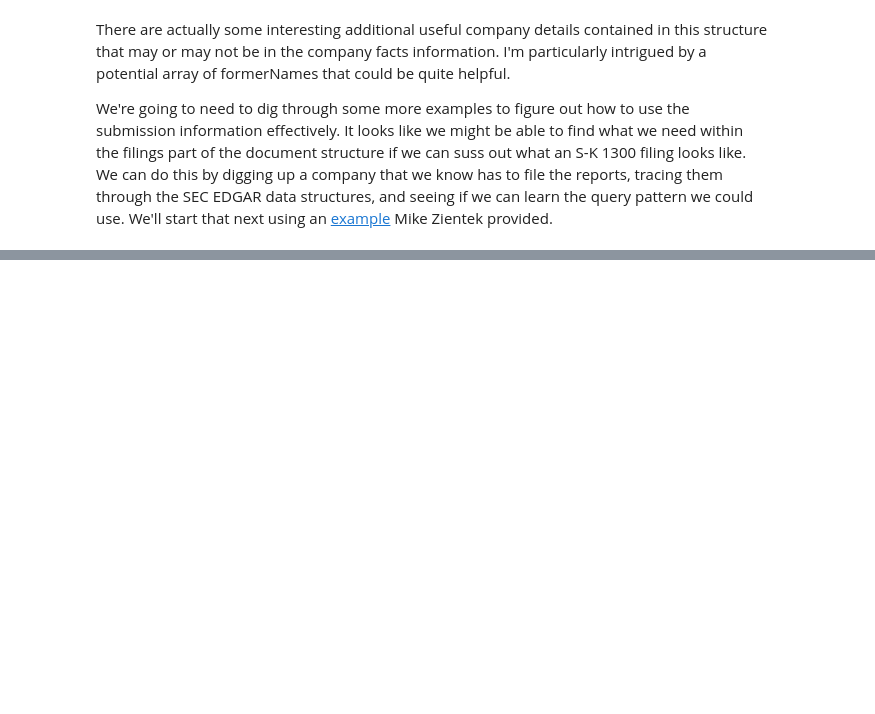
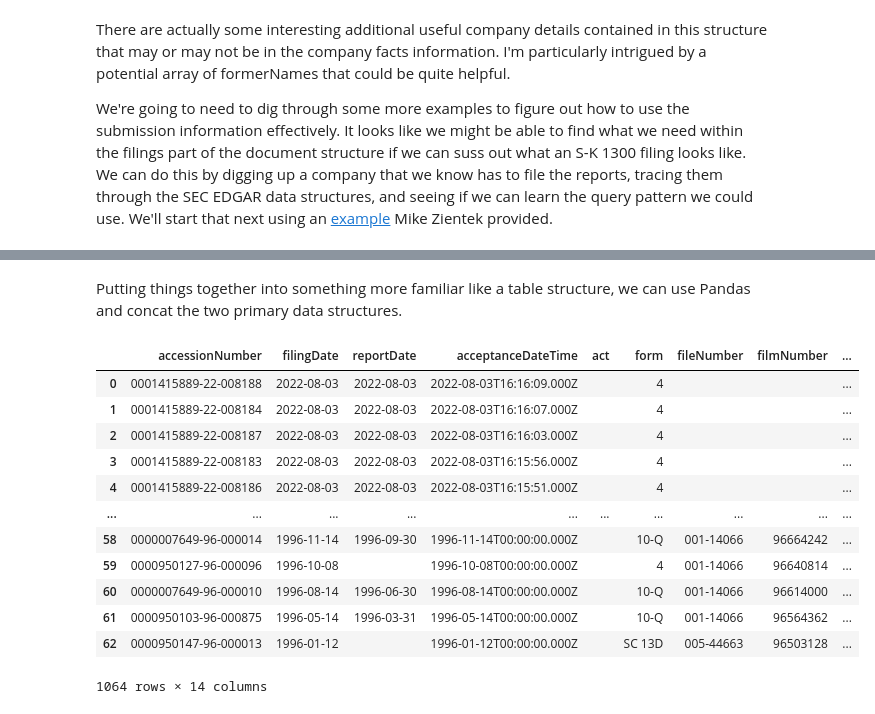
Before and after one commit to skybristol/experiments, a Jupyter notebook: SEC EDGAR.ipynb, the cells around one changed output, grey strips where cells are left out. Saved outputs shown, nothing was run; the diff lists cells and outputs as text; code cells hidden in the pictures; blank space fills up the shorter version.

Commit message:
Further exploration of the SEC EDGAR source

```diff
--- a/SEC EDGAR.ipynb
+++ b/SEC EDGAR.ipynb
@@ -133,0 +151,23 @@ We're going to need to dig through some more examples to figure out how to use t
+# %%
+def cik_str(cik_id, prefix="CIK"):
+    """
+    Simple function to transform an SEC EDGAR CIK identifier into a string.
+    """
+    padded_id = str(cik_id).zfill(10)
+    return prefix + padded_id
+
+def cik_data_files(
+    cik_id,
+    source_type="companyfacts",
+    source_path="/home/skybristol/experiments/data/sec_edgar"
+):
+    cik_id_str = cik_str(cik_id)
+    data_files = glob("/".join([source_path, source_type, cik_id_str + "*"]))
+    return data_files
+
+def load_data_file(path=None, cik_id=None, source_type=None):
+    if path is not None:
+        return json.load(open(path, "r"))
+
+    if cik_id is not None:
+        return [json.load(open(p, "r")) for p in cik_data_files(cik_id, source_type)]
@@ -133,0 +176,2 @@ We're going to need to dig through some more examples to figure out how to use t
+# %%
+sample_cik_id = 1001838
@@ -133,0 +200,5 @@ We're going to need to dig through some more examples to figure out how to use t
+# %%
+sample_company_submissions = load_data_file(
+    cik_id=sample_cik_id,
+    source_type="submissions"
+)
@@ -133,0 +255,23 @@ We're going to need to dig through some more examples to figure out how to use t
+# %% [markdown]
+Putting things together into something more familiar like a table structure, we can use Pandas and concat the two primary data structures.
+# %%
+sample_company_filings = pd.concat([
+    pd.DataFrame(sample_company_submissions[0]["filings"]["recent"]),
+    pd.DataFrame(sample_company_submissions[1])
+])
+# %%
+sample_company_filings
+# %% [output]
+|  | accessionNumber | filingDate | reportDate | acceptanceDateTime | act | form | fileNumber | filmNumber | ... |
+| 0 | 0001415889-22-008188 | 2022-08-03 | 2022-08-03 | 2022-08-03T16:16:09.000Z |  | 4 |  |  | ... |
+| 1 | 0001415889-22-008184 | 2022-08-03 | 2022-08-03 | 2022-08-03T16:16:07.000Z |  | 4 |  |  | ... |
+| 2 | 0001415889-22-008187 | 2022-08-03 | 2022-08-03 | 2022-08-03T16:16:03.000Z |  | 4 |  |  | ... |
+| 3 | 0001415889-22-008183 | 2022-08-03 | 2022-08-03 | 2022-08-03T16:15:56.000Z |  | 4 |  |  | ... |
+| 4 | 0001415889-22-008186 | 2022-08-03 | 2022-08-03 | 2022-08-03T16:15:51.000Z |  | 4 |  |  | ... |
+| ... | ... | ... | ... | ... | ... | ... | ... | ... | ... |
+| 58 | 0000007649-96-000014 | 1996-11-14 | 1996-09-30 | 1996-11-14T00:00:00.000Z |  | 10-Q | 001-14066 | 96664242 | ... |
+| 59 | 0000950127-96-000096 | 1996-10-08 |  | 1996-10-08T00:00:00.000Z |  | 4 | 001-14066 | 96640814 | ... |
+| 60 | 0000007649-96-000010 | 1996-08-14 | 1996-06-30 | 1996-08-14T00:00:00.000Z |  | 10-Q | 001-14066 | 96614000 | ... |
+| 61 | 0000950103-96-000875 | 1996-05-14 | 1996-03-31 | 1996-05-14T00:00:00.000Z |  | 10-Q | 001-14066 | 96564362 | ... |
+| 62 | 0000950147-96-000013 | 1996-01-12 |  | 1996-01-12T00:00:00.000Z |  | SC 13D | 005-44663 | 96503128 | ... |
+1064 rows × 14 columns
```
Also changed, not shown: parts of 22 cells of this notebook.
